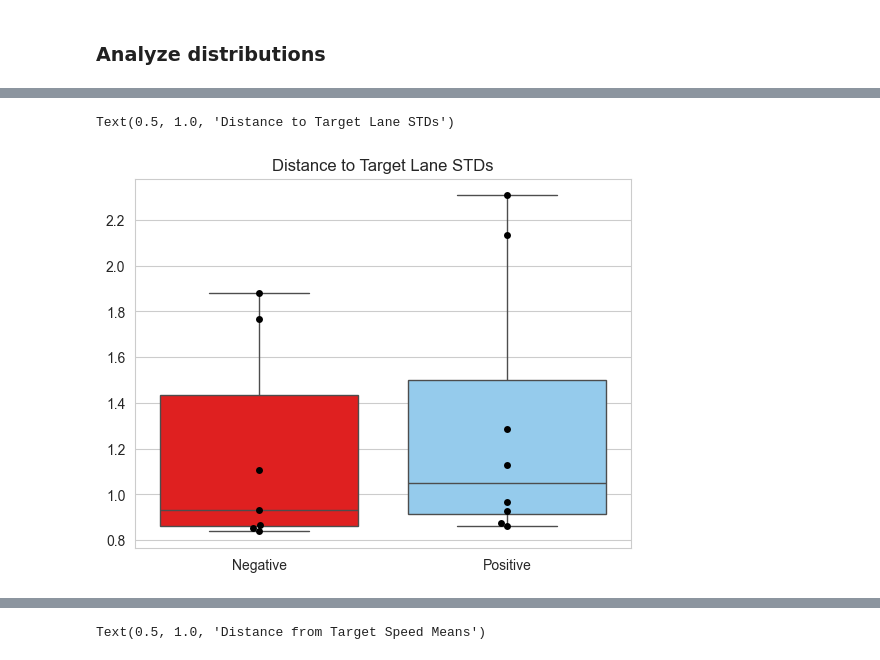
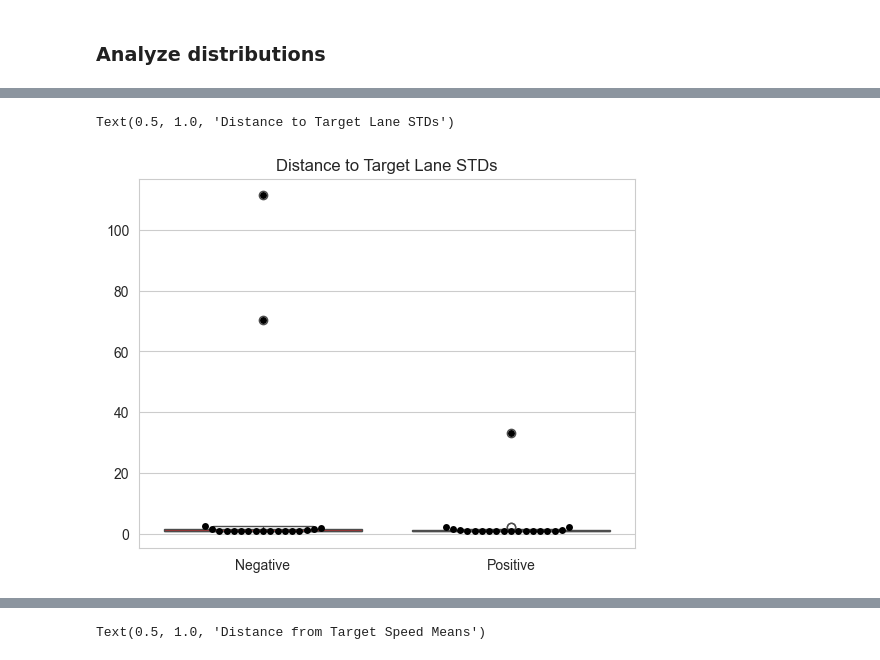
Before and after one commit to Anna-Palatkina-itu/driving_performance_project, a Jupyter notebook: analysis.ipynb, the cells around one changed output, grey strips where cells are left out. Drawn from its saved outputs; the diff is of its cells as text; code cells hidden in the pictures.

```diff
--- a/analysis.ipynb
+++ b/analysis.ipynb
@@ -226,0 +42,38 @@ IndexError: single positional indexer is out-of-bounds
+# %%
+import os
+
+
+for root, dirs, files in os.walk(data_path):
+    identifiers = [f.replace('.csv','') for f in files if f != "W1D9N0B8.csv" and f != 'M3A2H7Q4.csv']
+print(identifiers)
+
+intense_stats = []
+calm_stats = []
+for id in identifiers:
+    load_state_data = False
+
+    try:
+        trimmed_data, sections = datahandler.load_participant(id, data_path, load_state_data)
+        print(f'{id} OK')
+    except:
+        print(f'{id} FAIL')
+        continue
+
+
+    trimmed_data['VelocityXMean'] = trimmed_data['VelocityX'].rolling(window=10000).mean()
+    trimmed_data['DistanceToTargetPositionStd'] = trimmed_data['DistanceToTargetPosition'].rolling(window=10000).std()
+    trimmed_data['DistanceToTargetSpeed_Mean'] = trimmed_data['DistanceToTargetSpeed'].rolling(window=10000).mean()
+    trimmed_data['VelocityX_Mean'] = trimmed_data['VelocityX'].rolling(window=10000).mean()
+
+    visualization.compare_perf_kdes(id, trimmed_data, sections=sections)
+
+    pairs = [
+    ('VelocityX', 'Lateral Velocity'),
+    ('DistanceToTargetSpeed', 'Difference to Correct Speed'),
+    ('DistanceToTargetPosition','Distance to Correct Lane')
+    ]
+
+    for (col1, col2) in pairs:
+        mean1, std1, mom1, mean2, std2, mom2 = datahandler.get_statistics(trimmed_data, col1, col2, sections=sections)
+        calm_stats.append((mean1, std1, mom1))
+        intense_stats.append((mean2, std2, mom2))
@@ -274,12 +192,12 @@ Text(0.5, 1.0, 'Distance to Target Lane Means')
 # %%
-sns.boxplot({'Negative':[x for _,x,_ in position_intense if x < 10],'Positive':[x for _,x,_ in position_calm if x < 10]}, palette=['red', 'lightskyblue'])
-sns.swarmplot({'Negative':[x for _,x,_ in position_intense if x < 10],'Positive':[x for _,x,_ in position_calm if x < 10]}, color='black')
+sns.boxplot({'Negative':[x for _,x,_ in position_intense ],'Positive':[x for _,x,_ in position_calm ]}, palette=['red', 'lightskyblue'])
+sns.swarmplot({'Negative':[x for _,x,_ in position_intense ],'Positive':[x for _,x,_ in position_calm ]}, color='black')
 # sns.kdeplot([x for x,_,_ in position_calm], label='Calm Velocity X')
 # plt.legend()
 plt.title('Distance to Target Lane STDs')
 # %% [output]
 Text(0.5, 1.0, 'Distance to Target Lane STDs')
-[figure, old version]
+[figure, new version]
 # %%
 sns.boxplot({'Intense':[x for _,_,x in position_intense if x < 10],'Calm':[x for _,_,x in position_calm if x < 10]})
 sns.swarmplot({'Intense':[x for _,_,x in position_intense if x < 10],'Calm':[x for _,_,x in position_calm if x < 10]})
```
Also changed, not shown: parts of 16 cells of this notebook, 3 other files.
